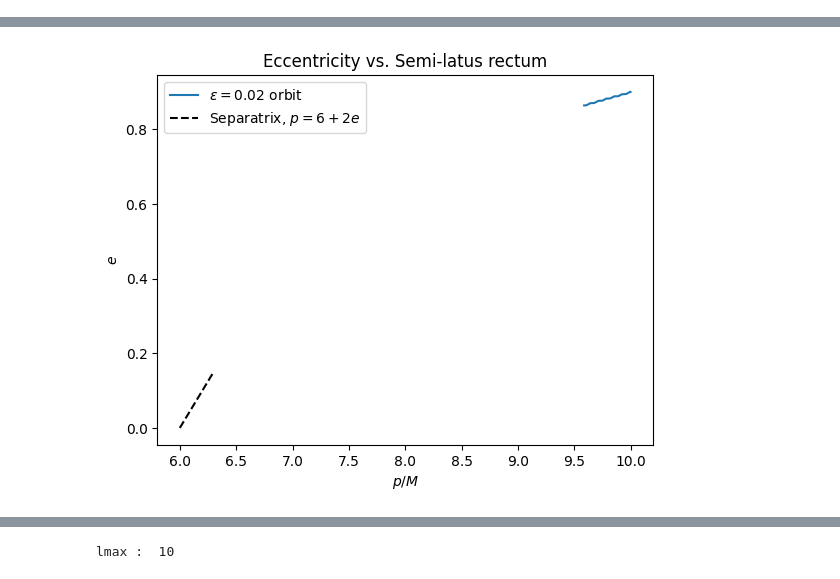
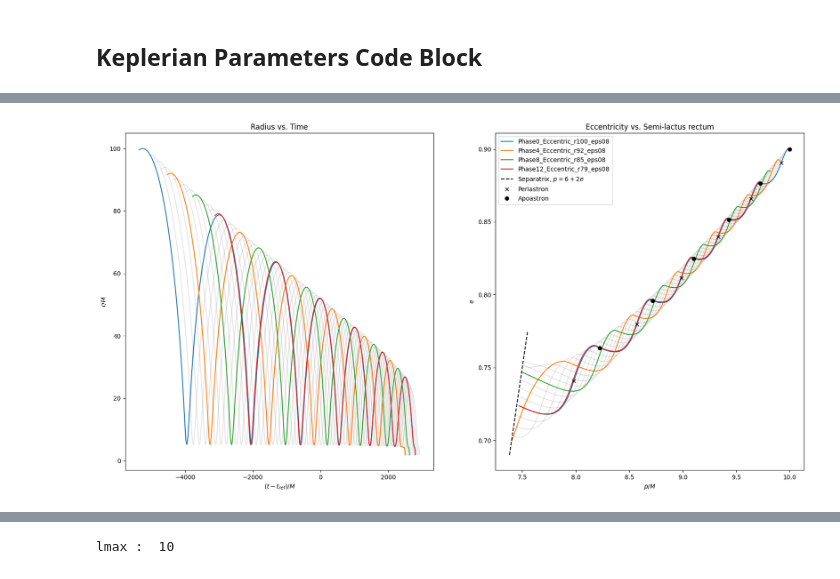
Before and after one commit to guilara/worldtube-tutorial, a Jupyter notebook: extract.ipynb, the cells around one changed output, grey strips where cells are left out. Cells and saved outputs as stored; diff of their text form; code cells hidden in the pictures.

Commit message:
Mofified python scripts to be initialise runs more directly from keplerian parameters

```diff
--- a/extract.ipynb
+++ b/extract.ipynb
@@ -40,18 +115,59 @@ plt.show()
+# %% [markdown]
+## Keplerian Parameters Code Block
 # %%
-#Generate the p,e plot for inspirals
-osc_data={n:wpp.get_osculating_elements(sim_data[n]) for n in file_list}
-for key in osc_data:
-    print(key)
-    plt.plot(osc_data[key][2],osc_data[key][3],label=rf"$\epsilon={sim_data[key]['charge']}$ orbit")
+# Generate the p,e plot for inspirals
+osc_data = {n: wpp.get_osculating_elements(sim_data[n]) for n in file_list}
 
-p_sep=np.linspace(6,6.3,100)
-e_sep=(p_sep-6)/2
-plt.plot(p_sep,e_sep,'k--',label=r'Separatrix, $p=6+2e$')
+# Find the apoastron times and values
+apoastron_val, apoastron_pts, apoastron_index = stationary_points(
+    radii[0], time[0], "max"
+)
+periastron_val, periastron_pts, periastron_index = stationary_points(
+    radii[0], time[0], "min"
+)
+pe_data, pe_pts, pe_index = stationary_points(
+    osc_data[file_list[0]][3], osc_data[file_list[0]][2], "infl"
+)
 
-plt.ylabel(r'$e$')
-plt.xlabel(r'$p/M$')
-plt.title(r'Eccentricity vs. Semi-latus rectum')
-plt.savefig('semi-ecc_plot.pdf',bbox_inches='tight')
-plt.legend()
+turn_on_time = [sim_data[n]["turn_on_time"] for n in file_list]
+# Plot the values versus time
+f, ax = plt.subplots(1, 2, figsize=(20, 10))
+for i, n in enumerate(file_list):
+    if i % 4 == 0:
+
+        ax[0].plot(time[i][time[i]>turn_on_time[i]] - t_ref_list[i], radii[i][time[i]>turn_on_time[i]], label=n)
+    else:
+        ax[0].plot(time[i][time[i]>turn_on_time[i]] - t_ref_list[i], radii[i][time[i]>turn_on_time[i]], "k-", alpha=0.1)
+
+ax[0].set_xlabel(r"$(t-t_{ref})/M$")
+ax[0].set_ylabel(r"$r/M$")
+ax[0].set_title(rf"Radius vs. Time")
+
+# Plot our osculating elements
+for i, key in enumerate(osc_data):
+    if i % 4 == 0:
+        ax[1].plot(osc_data[key][2], osc_data[key][3], label=rf"{key}")
+    else:
+        ax[1].plot(osc_data[key][2], osc_data[key][3], "k-", alpha=0.1)
+
+p_sep = np.linspace(7.38, 7.55, 100)
+e_sep = (p_sep - 6) / 2
+ax[1].plot(p_sep, e_sep, "k--", label=r"Separatrix, $p=6+2e$")
+
+pe_bool = [
+    np.where(np.isin(osc_data[file_list[0]][4], stat))[0]
+    for stat in (periastron_pts, apoastron_pts)
+]
+pe_stat = [
+    [data[stat] for data in [osc_data[file_list[0]][2], osc_data[file_list[0]][3]]]
+    for stat in pe_bool
+]
+ax[1].plot(pe_stat[0][0], pe_stat[0][1], "xk", label="Periastron")
+ax[1].plot(pe_stat[1][0], pe_stat[1][1], "ok", label="Apoastron")
+ax[1].set_ylabel(r"$e$")
+ax[1].set_xlabel(r"$p/M$")
+ax[1].set_title(r"Eccentricity vs. Semi-lactus rectum")
+ax[1].legend()
+plt.savefig("semi-ecc_plot.pdf", bbox_inches="tight")
 plt.show()
 # %% [output]
@@ -60 +187 @@ Fraction of data points with < 3 real roots: 1.0
-[figure, old version]
+[figure, new version]
```
Also changed, not shown: parts of 17 cells of this notebook, 3 other files.
